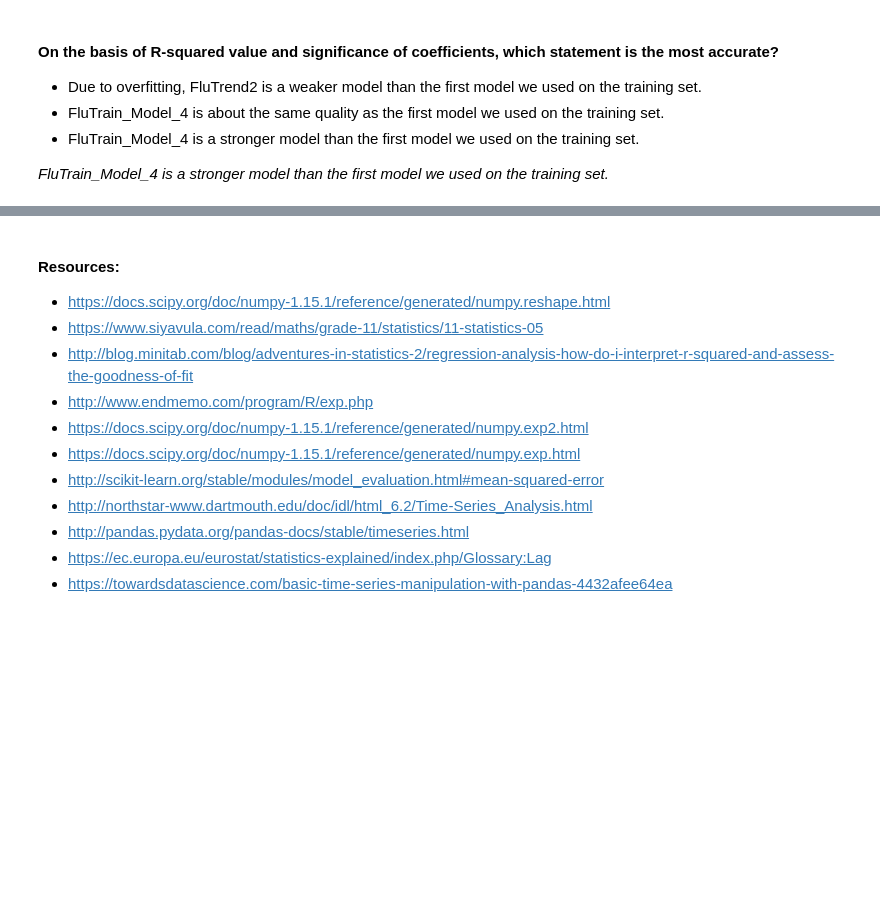
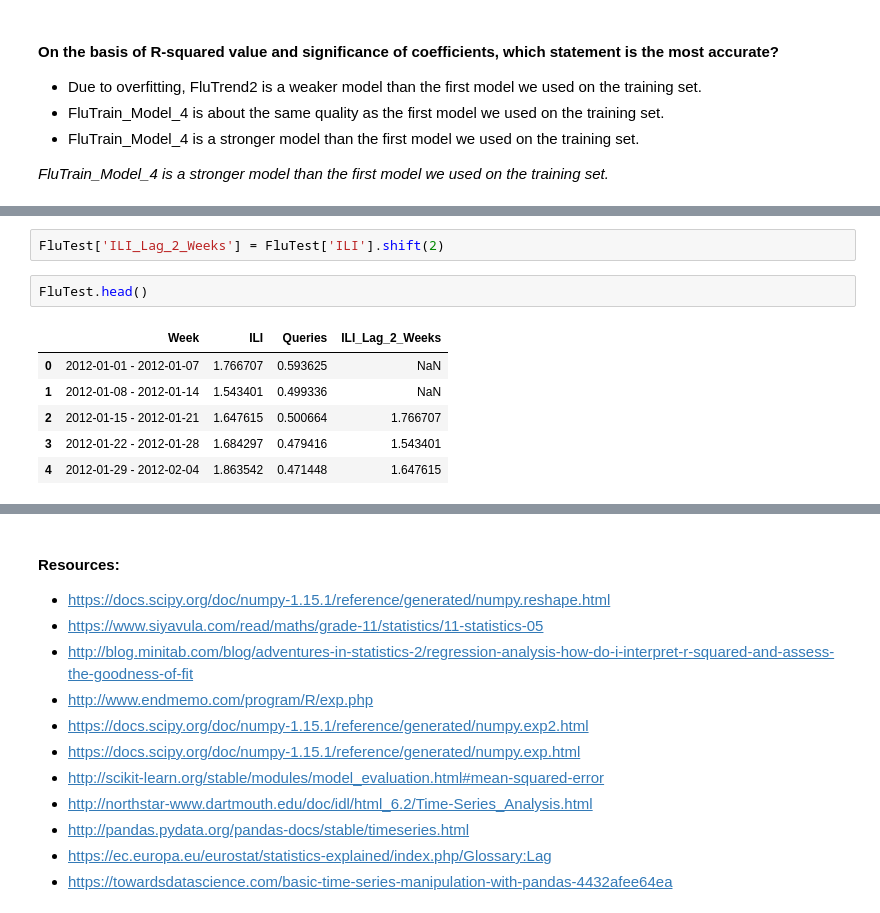
Before and after one commit to vimde/Linear-Regression, a Jupyter notebook: Detecting Flu Epidemics/Detect Flu.ipynb, the cells around one changed output, grey strips where cells are left out. Drawn from its saved outputs; the diff is of its cells as text; blank space fills up the shorter version.

Commit message:
Detected the flu with the prediction on the test set

```diff
--- a/Detecting Flu Epidemics/Detect Flu.ipynb
+++ b/Detecting Flu Epidemics/Detect Flu.ipynb
@@ -547,0 +556,11 @@ OLS Regression Results
+# %%
+FluTest['ILI_Lag_2_Weeks'] = FluTest['ILI'].shift(2)
+# %%
+FluTest.head()
+# %% [output]
+|  | Week | ILI | Queries | ILI_Lag_2_Weeks |
+| 0 | 2012-01-01 - 2012-01-07 | 1.766707 | 0.593625 | NaN |
+| 1 | 2012-01-08 - 2012-01-14 | 1.543401 | 0.499336 | NaN |
+| 2 | 2012-01-15 - 2012-01-21 | 1.647615 | 0.500664 | 1.766707 |
+| 3 | 2012-01-22 - 2012-01-28 | 1.684297 | 0.479416 | 1.543401 |
+| 4 | 2012-01-29 - 2012-02-04 | 1.863542 | 0.471448 | 1.647615 |
```
Also changed, not shown: parts of 21 cells of this notebook.
